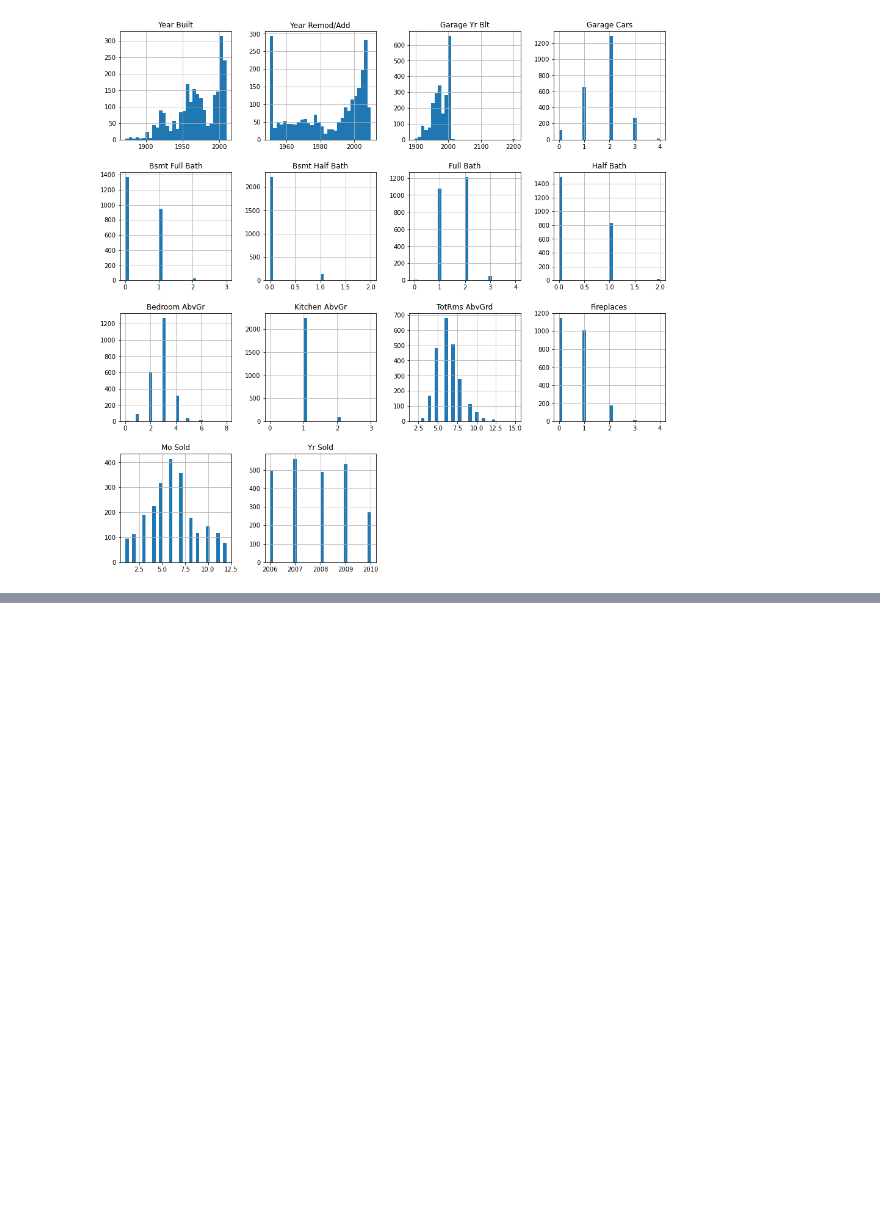
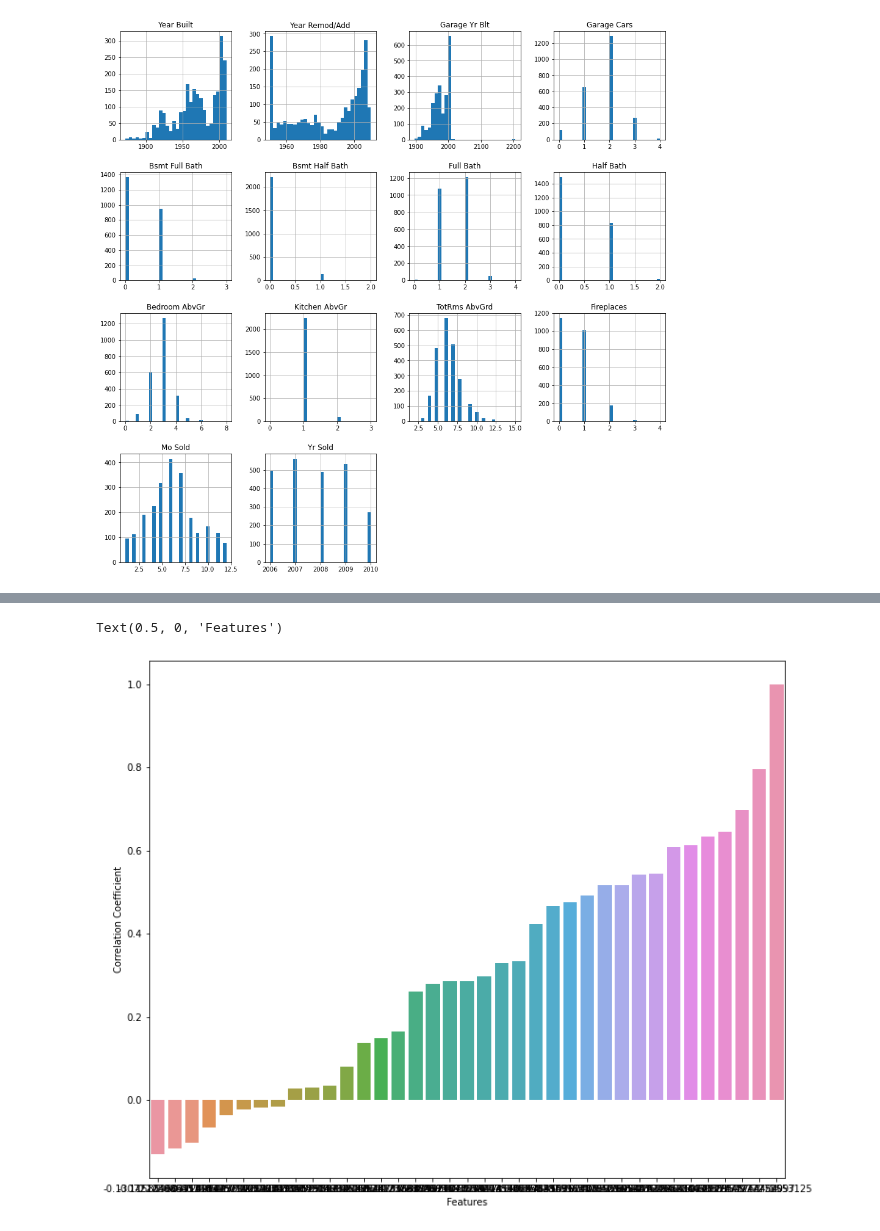
Before and after one commit to harera3/ML_Portfolio, a Jupyter notebook: 14_Ames_Housing_EDA.ipynb, the cells around one changed output, grey strips where cells are left out. Cells and saved outputs as stored; diff of their text form; code cells hidden in the pictures; blank space fills up the shorter version.

Commit message:
4. correlation with target

```diff
--- a/14_Ames_Housing_EDA.ipynb
+++ b/14_Ames_Housing_EDA.ipynb
@@ -75,0 +70,4 @@ plt.show()
+# %%
+corr_matrix = ames.corr()
+sorted_corr = corr_matrix['SalePrice'].sort_values(ascending=False)
+sorted_corr
@@ -75,0 +92,10 @@ plt.show()
+# %%
+import seaborn as sns
+
+plt.figure(figsize=(12,10))
+ax = sns.barplot(x=sorted_corr.index, y=sorted_corr.values, data=sorted_corr)
+plt.ylabel('Correlation Coefficient')
+plt.xlabel('Features')
+# %% [output]
+Text(0.5, 0, 'Features')
+[figure, added]
```
Also changed, not shown: parts of 5 cells of this notebook.
